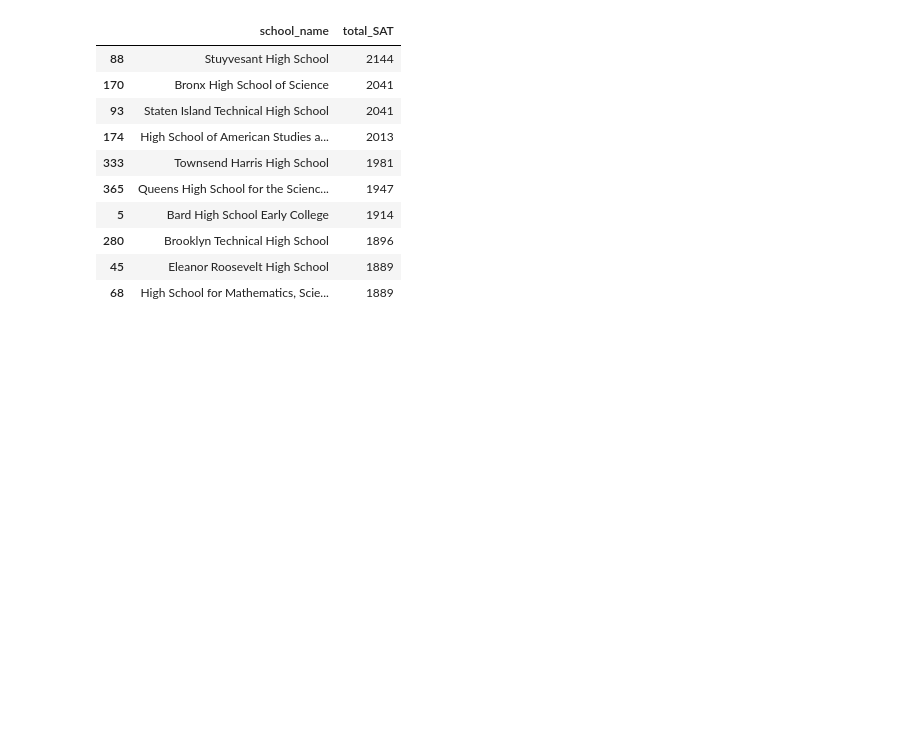
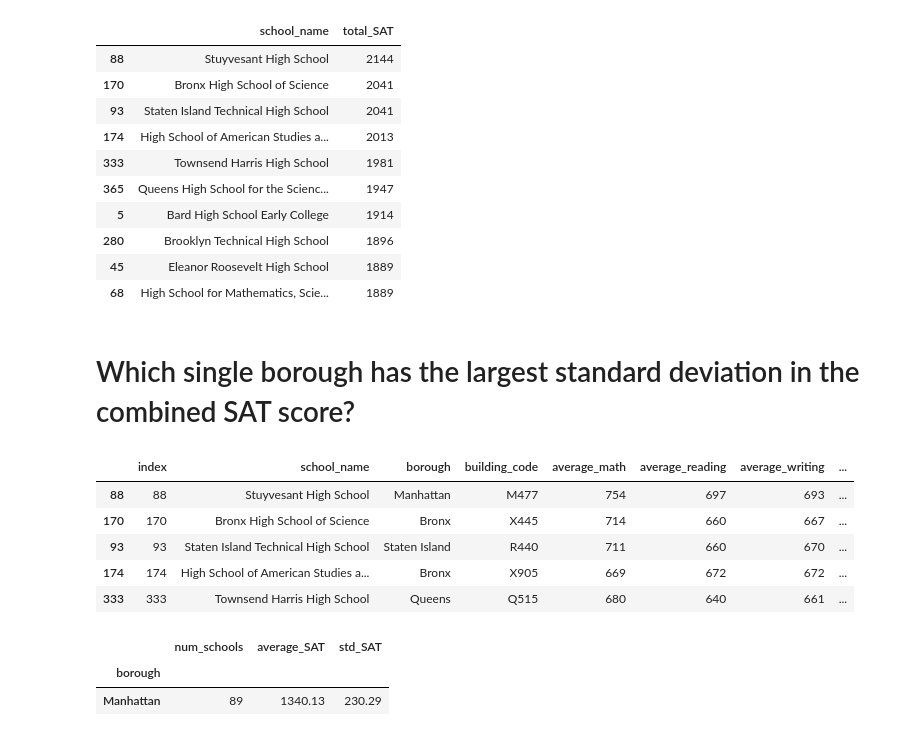
Before and after one commit to EnriqueRangel/Exploring-NYC-public-school-test-result-score, a Jupyter notebook: Exploring_NYC_public_school_test_result_score.ipynb, the cells around one changed output. Saved outputs shown, nothing was run; the diff lists cells and outputs as text; code cells hidden in the pictures; blank space fills up the shorter version.

```diff
--- a/Exploring_NYC_public_school_test_result_score.ipynb
+++ b/Exploring_NYC_public_school_test_result_score.ipynb
@@ -63,3 +63,16 @@ top_10_schools
 | 280 | Brooklyn Technical High School | 1896 |
 | 45 | Eleanor Roosevelt High School | 1889 |
 | 68 | High School for Mathematics, Scie... | 1889 |
+# %% [markdown]
+# Which single borough has the largest standard deviation in the combined SAT score?
+# %%
+schools['total_SAT'] = schools['average_math'] + schools['average_reading'] + schools['average_writing']
+# %%
+schools.head(5)
+# %% [output]
+|  | index | school_name | borough | building_code | average_math | average_reading | average_writing | ... |
+| 88 | 88 | Stuyvesant High School | Manhattan | M477 | 754 | 697 | 693 | ... |
+| 170 | 170 | Bronx High School of Science | Bronx | X445 | 714 | 660 | 667 | ... |
+| 93 | 93 | Staten Island Technical High School | Staten Island | R440 | 711 | 660 | 670 | ... |
+| 174 | 174 | High School of American Studies a... | Bronx | X905 | 669 | 672 | 672 | ... |
+| 333 | 333 | Townsend Harris High School | Queens | Q515 | 680 | 640 | 661 | ... |
@@ -65,0 +87,6 @@ top_10_schools
+# %%
+largest_std_dev
+# %% [output]
+|  | num_schools | average_SAT | std_SAT |
+| borough |  |  |  |
+| Manhattan | 89 | 1340.13 | 230.29 |
```
Also changed, not shown: parts of 4 cells of this notebook.
